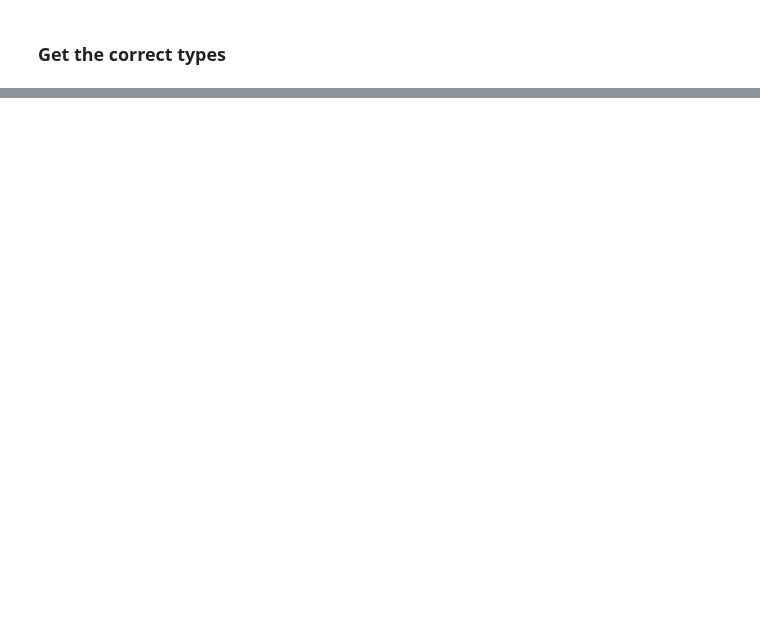
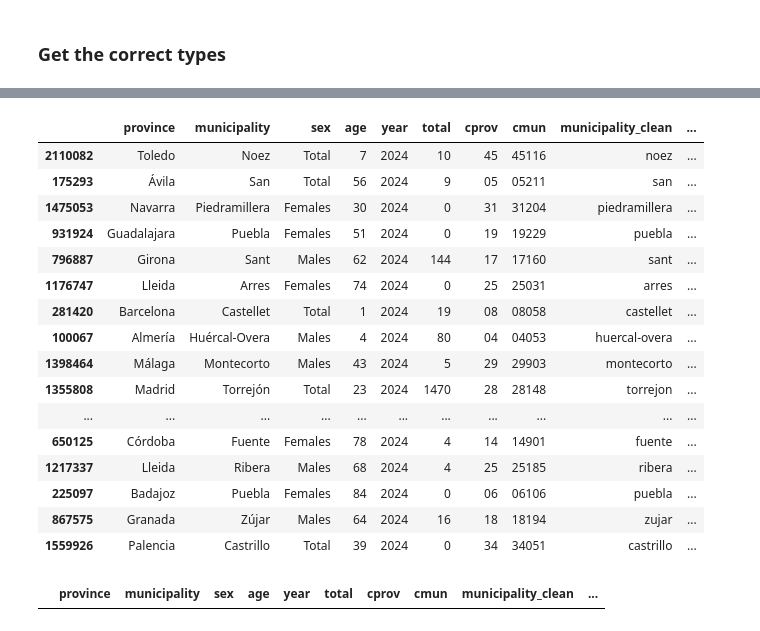
Before and after one commit to marimoysan/ml-pueblos, a Jupyter notebook: notebooks/clean_age.ipynb, the cells around one changed output, grey strips where cells are left out. Saved outputs shown, nothing was run; the diff lists cells and outputs as text; code cells hidden in the pictures; blank space fills up the shorter version.

```diff
--- a/notebooks/clean_age.ipynb
+++ b/notebooks/clean_age.ipynb
@@ -71,0 +222,20 @@ df_2024["age"] = pd.to_numeric(df_2024["age"].str.replace(".", "", regex=False))
+# %%
+df_2024.sample(20)
+# %% [output]
+|  | province | municipality | sex | age | year | total | cprov | cmun | municipality_clean | ... |
+| 2110082 | Toledo | Noez | Total | 7 | 2024 | 10 | 45 | 45116 | noez | ... |
+| 175293 | Ávila | San | Total | 56 | 2024 | 9 | 05 | 05211 | san | ... |
+| 1475053 | Navarra | Piedramillera | Females | 30 | 2024 | 0 | 31 | 31204 | piedramillera | ... |
+| 931924 | Guadalajara | Puebla | Females | 51 | 2024 | 0 | 19 | 19229 | puebla | ... |
+| 796887 | Girona | Sant | Males | 62 | 2024 | 144 | 17 | 17160 | sant | ... |
+| 1176747 | Lleida | Arres | Females | 74 | 2024 | 0 | 25 | 25031 | arres | ... |
+| 281420 | Barcelona | Castellet | Total | 1 | 2024 | 19 | 08 | 08058 | castellet | ... |
+| 100067 | Almería | Huércal-Overa | Males | 4 | 2024 | 80 | 04 | 04053 | huercal-overa | ... |
+| 1398464 | Málaga | Montecorto | Males | 43 | 2024 | 5 | 29 | 29903 | montecorto | ... |
+| 1355808 | Madrid | Torrejón | Total | 23 | 2024 | 1470 | 28 | 28148 | torrejon | ... |
+| ... | ... | ... | ... | ... | ... | ... | ... | ... | ... | ... |
+| 650125 | Córdoba | Fuente | Females | 78 | 2024 | 4 | 14 | 14901 | fuente | ... |
+| 1217337 | Lleida | Ribera | Males | 68 | 2024 | 4 | 25 | 25185 | ribera | ... |
+| 225097 | Badajoz | Puebla | Females | 84 | 2024 | 0 | 06 | 06106 | puebla | ... |
+| 867575 | Granada | Zújar | Males | 64 | 2024 | 16 | 18 | 18194 | zujar | ... |
+| 1559926 | Palencia | Castrillo | Total | 39 | 2024 | 0 | 34 | 34051 | castrillo | ... |
@@ -71,0 +244,4 @@ df_2024["age"] = pd.to_numeric(df_2024["age"].str.replace(".", "", regex=False))
+# %%
+df_2024[df_2024['cmun'] == 1902]
+# %% [output]
+|  | province | municipality | sex | age | year | total | cprov | cmun | municipality_clean | ... |
```
Also changed, not shown: parts of 19 cells of this notebook.
